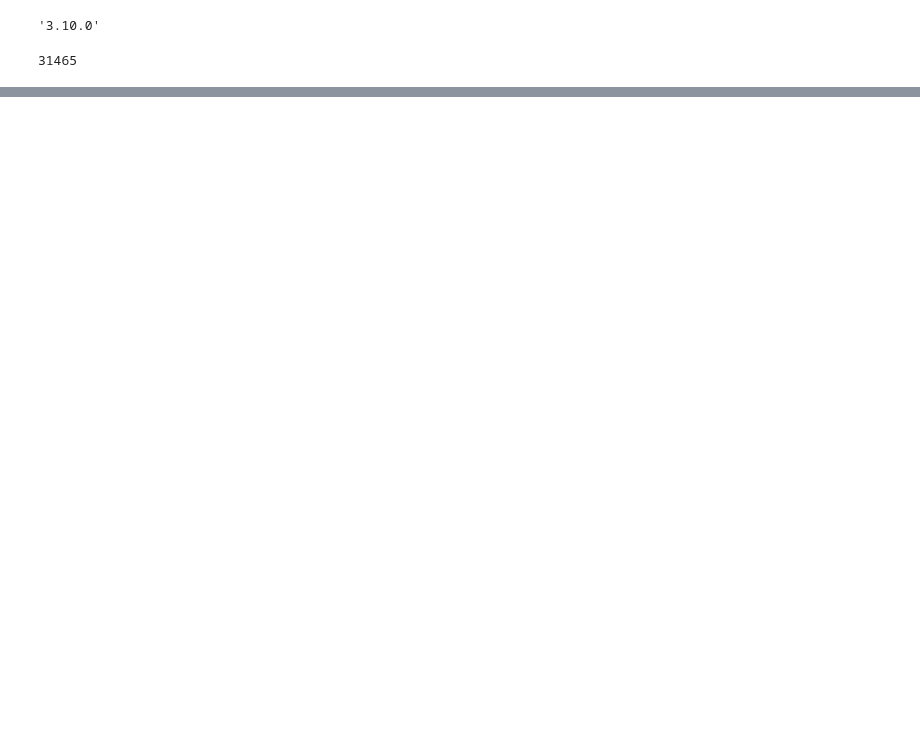
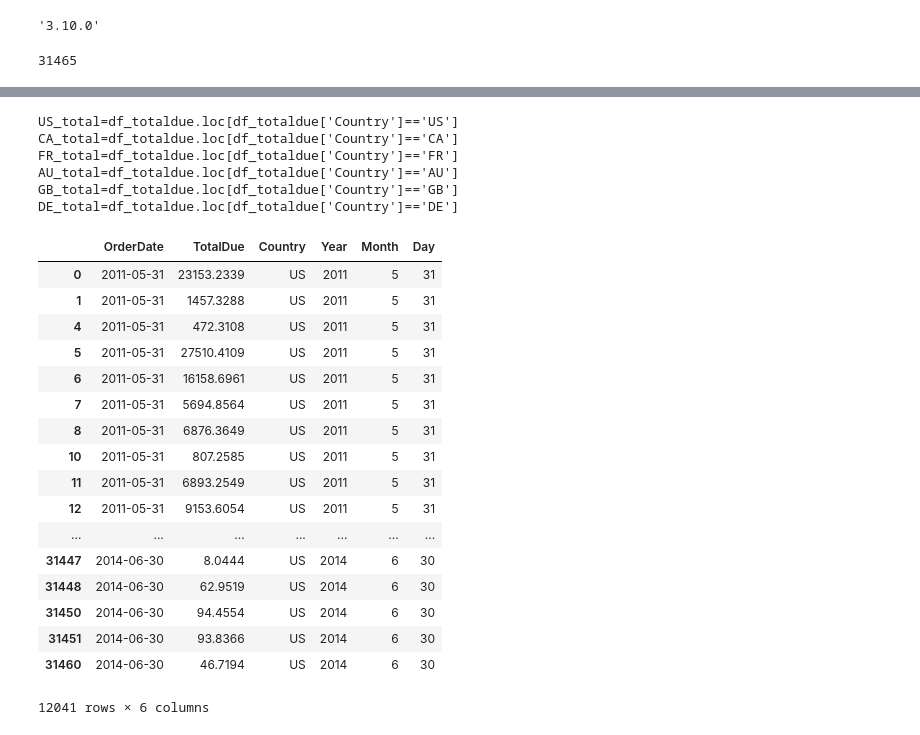
Before and after one commit to LuyiTang/Adventureworks, a Jupyter notebook: DataFrame_AW.ipynb, the cells around one changed output, grey strips where cells are left out. Cells and saved outputs as stored; diff of their text form; code cells hidden in the pictures; blank space fills up the shorter version.

```diff
--- a/DataFrame_AW.ipynb
+++ b/DataFrame_AW.ipynb
@@ -58,0 +68,4 @@ df_totaldue["TotalDue"]=df_totaldue["TotalDue"].astype(float)
+# %%
+df_totaldue['Year']=df_totaldue.OrderDate.dt.year
+df_totaldue['Month']=df_totaldue.OrderDate.dt.month
+df_totaldue['Day']=df_totaldue.OrderDate.dt.day
@@ -58,0 +95,37 @@ df_totaldue["TotalDue"]=df_totaldue["TotalDue"].astype(float)
+# %%
+by_country(Country)
+# %% [output]
+US_total=df_totaldue.loc[df_totaldue['Country']=='US']
+CA_total=df_totaldue.loc[df_totaldue['Country']=='CA']
+FR_total=df_totaldue.loc[df_totaldue['Country']=='FR']
+AU_total=df_totaldue.loc[df_totaldue['Country']=='AU']
+GB_total=df_totaldue.loc[df_totaldue['Country']=='GB']
+DE_total=df_totaldue.loc[df_totaldue['Country']=='DE']
+# %%
+US_total=df_totaldue.loc[df_totaldue["Country"]=="US"]
+AU_total=df_totaldue.loc[df_totaldue["Country"]=="AU"]
+CA_total=df_totaldue.loc[df_totaldue["Country"]=="CA"]
+FR_total=df_totaldue.loc[df_totaldue["Country"]=="FR"]
+GB_total=df_totaldue.loc[df_totaldue["Country"]=="GB"]
+DE_total=df_totaldue.loc[df_totaldue["Country"]=="DE"]
+# %%
+US_total.
+# %% [output]
+|  | OrderDate | TotalDue | Country | Year | Month | Day |
+| 0 | 2011-05-31 | 23153.2339 | US | 2011 | 5 | 31 |
+| 1 | 2011-05-31 | 1457.3288 | US | 2011 | 5 | 31 |
+| 4 | 2011-05-31 | 472.3108 | US | 2011 | 5 | 31 |
+| 5 | 2011-05-31 | 27510.4109 | US | 2011 | 5 | 31 |
+| 6 | 2011-05-31 | 16158.6961 | US | 2011 | 5 | 31 |
+| 7 | 2011-05-31 | 5694.8564 | US | 2011 | 5 | 31 |
+| 8 | 2011-05-31 | 6876.3649 | US | 2011 | 5 | 31 |
+| 10 | 2011-05-31 | 807.2585 | US | 2011 | 5 | 31 |
+| 11 | 2011-05-31 | 6893.2549 | US | 2011 | 5 | 31 |
+| 12 | 2011-05-31 | 9153.6054 | US | 2011 | 5 | 31 |
+| ... | ... | ... | ... | ... | ... | ... |
+| 31447 | 2014-06-30 | 8.0444 | US | 2014 | 6 | 30 |
+| 31448 | 2014-06-30 | 62.9519 | US | 2014 | 6 | 30 |
+| 31450 | 2014-06-30 | 94.4554 | US | 2014 | 6 | 30 |
+| 31451 | 2014-06-30 | 93.8366 | US | 2014 | 6 | 30 |
+| 31460 | 2014-06-30 | 46.7194 | US | 2014 | 6 | 30 |
+12041 rows × 6 columns
```
Also changed, not shown: parts of 25 cells of this notebook.
